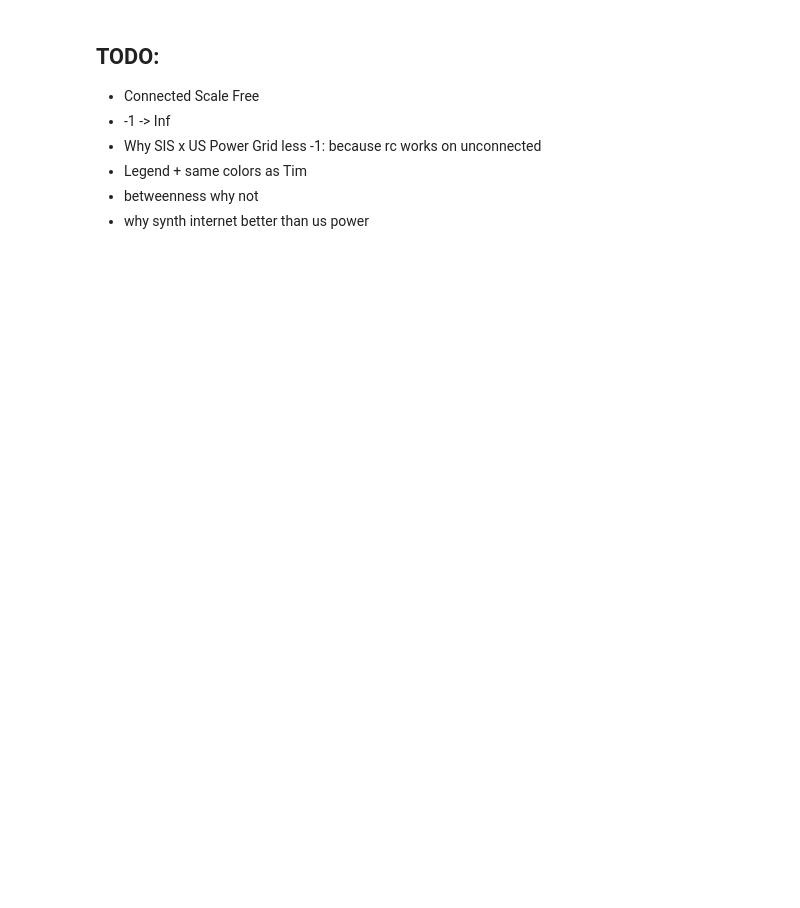
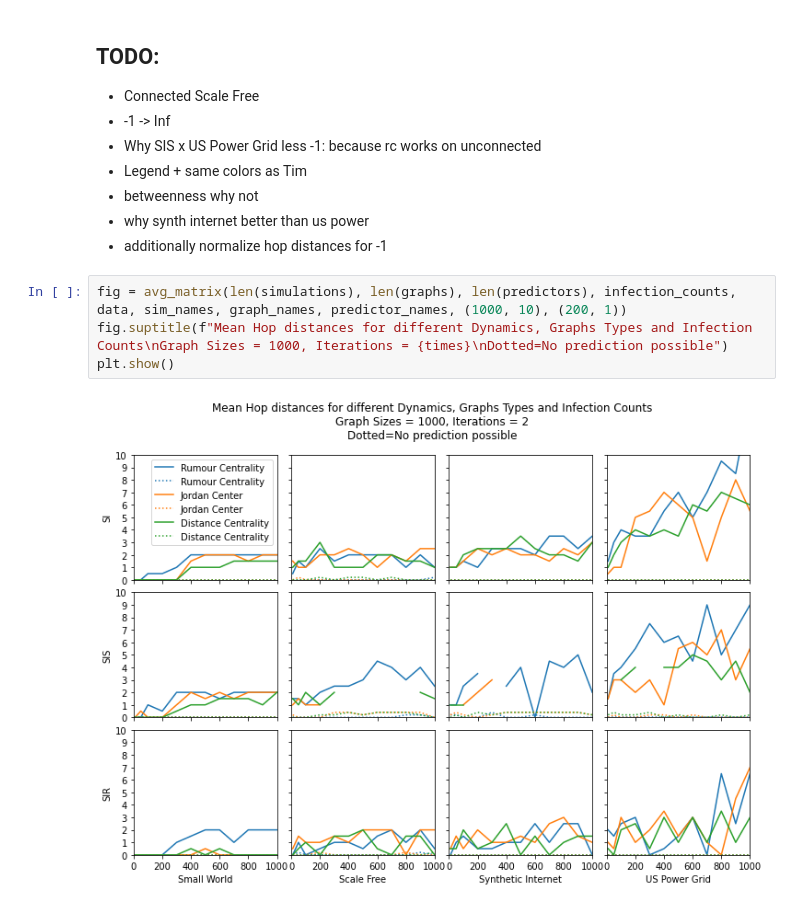
Before and after one commit to Paulpanther/info-flow, a Jupyter notebook: TopologyMatrix.ipynb, the cells around one changed output. Saved outputs shown, nothing was run; the diff lists cells and outputs as text; blank space fills up the shorter version.

```diff
--- a/TopologyMatrix.ipynb
+++ b/TopologyMatrix.ipynb
@@ -144,3 +221,10 @@ plt.show()
 - Legend + same colors as Tim
 - betweenness why not
 - why synth internet better than us power
+- additionally normalize hop distances for -1
+# %%
+fig = avg_matrix(len(simulations), len(graphs), len(predictors), infection_counts, data, sim_names, graph_names, predictor_names, (1000, 10), (200, 1))
+fig.suptitle(f"Mean Hop distances for different Dynamics, Graphs Types and Infection Counts\nGraph Sizes = 1000, Iterations = {times}\nDotted=No prediction possible")
+plt.show()
+# %% [output]
+[figure, added]
```
Also changed, not shown: parts of 5 cells of this notebook.
